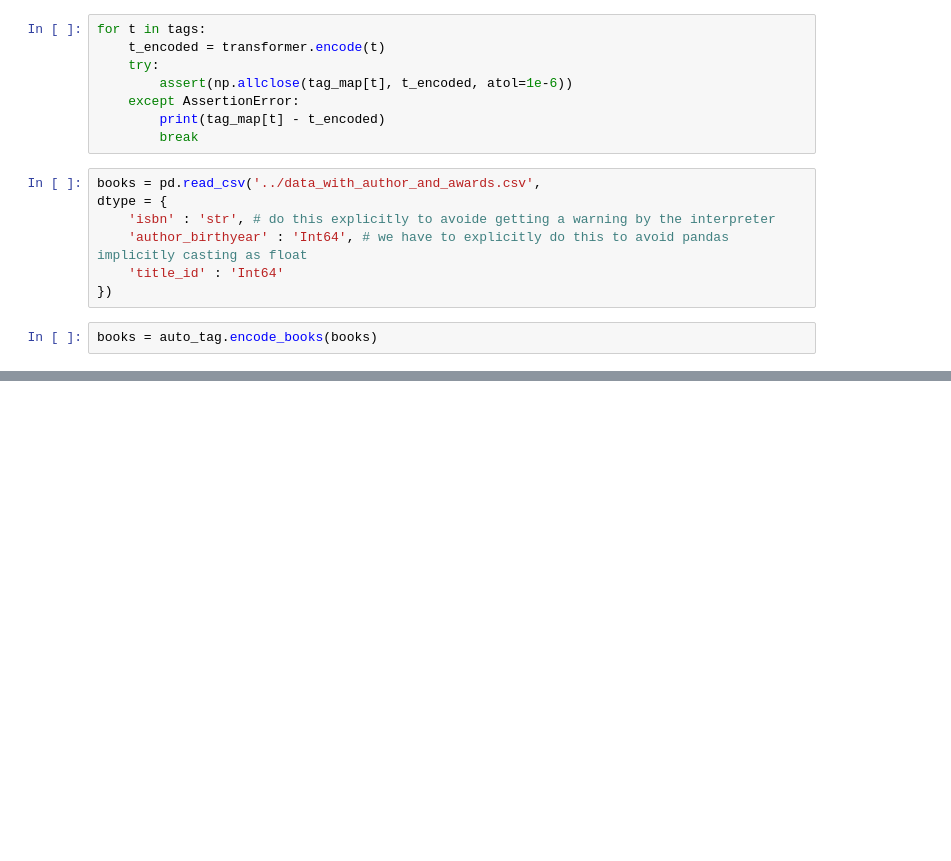
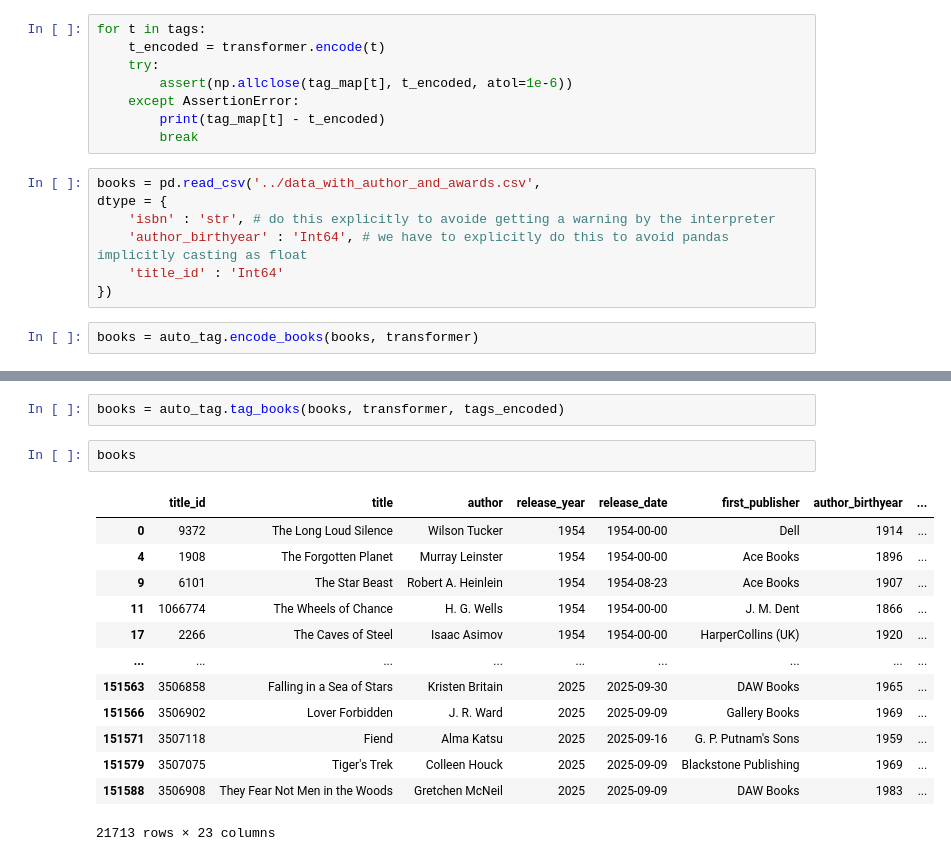
Before and after one commit to Erdos-Projects/summer26-nomination-worthy-books, a Jupyter notebook: data/tagging_system/tagging_system.ipynb, the cells around one changed output, grey strips where cells are left out. Cells and saved outputs as stored; diff of their text form; blank space fills up the shorter version.

```diff
--- a/data/tagging_system/tagging_system.ipynb
+++ b/data/tagging_system/tagging_system.ipynb
@@ -64,4 +66,4 @@ dtype = {
     'title_id' : 'Int64'
 })
 # %%
-books = auto_tag.encode_books(books)
+books = auto_tag.encode_books(books, transformer)
@@ -69,0 +86,18 @@ ValueError: Expected a 1D array, got an array with shape (21713, 384)
+# %%
+books = auto_tag.tag_books(books, transformer, tags_encoded)
+# %%
+books
+# %% [output]
+|  | title_id | title | author | release_year | release_date | first_publisher | author_birthyear | ... |
+| 0 | 9372 | The Long Loud Silence | Wilson Tucker | 1954 | 1954-00-00 | Dell | 1914 | ... |
+| 4 | 1908 | The Forgotten Planet | Murray Leinster | 1954 | 1954-00-00 | Ace Books | 1896 | ... |
+| 9 | 6101 | The Star Beast | Robert A. Heinlein | 1954 | 1954-08-23 | Ace Books | 1907 | ... |
+| 11 | 1066774 | The Wheels of Chance | H. G. Wells | 1954 | 1954-00-00 | J. M. Dent | 1866 | ... |
+| 17 | 2266 | The Caves of Steel | Isaac Asimov | 1954 | 1954-00-00 | HarperCollins (UK) | 1920 | ... |
+| ... | ... | ... | ... | ... | ... | ... | ... | ... |
+| 151563 | 3506858 | Falling in a Sea of Stars | Kristen Britain | 2025 | 2025-09-30 | DAW Books | 1965 | ... |
+| 151566 | 3506902 | Lover Forbidden | J. R. Ward | 2025 | 2025-09-09 | Gallery Books | 1969 | ... |
+| 151571 | 3507118 | Fiend | Alma Katsu | 2025 | 2025-09-16 | G. P. Putnam's Sons | 1959 | ... |
+| 151579 | 3507075 | Tiger's Trek | Colleen Houck | 2025 | 2025-09-09 | Blackstone Publishing | 1969 | ... |
+| 151588 | 3506908 | They Fear Not Men in the Woods | Gretchen McNeil | 2025 | 2025-09-09 | DAW Books | 1983 | ... |
+21713 rows × 23 columns
```
Also changed, not shown: parts of 8 cells of this notebook, 1 other file.
